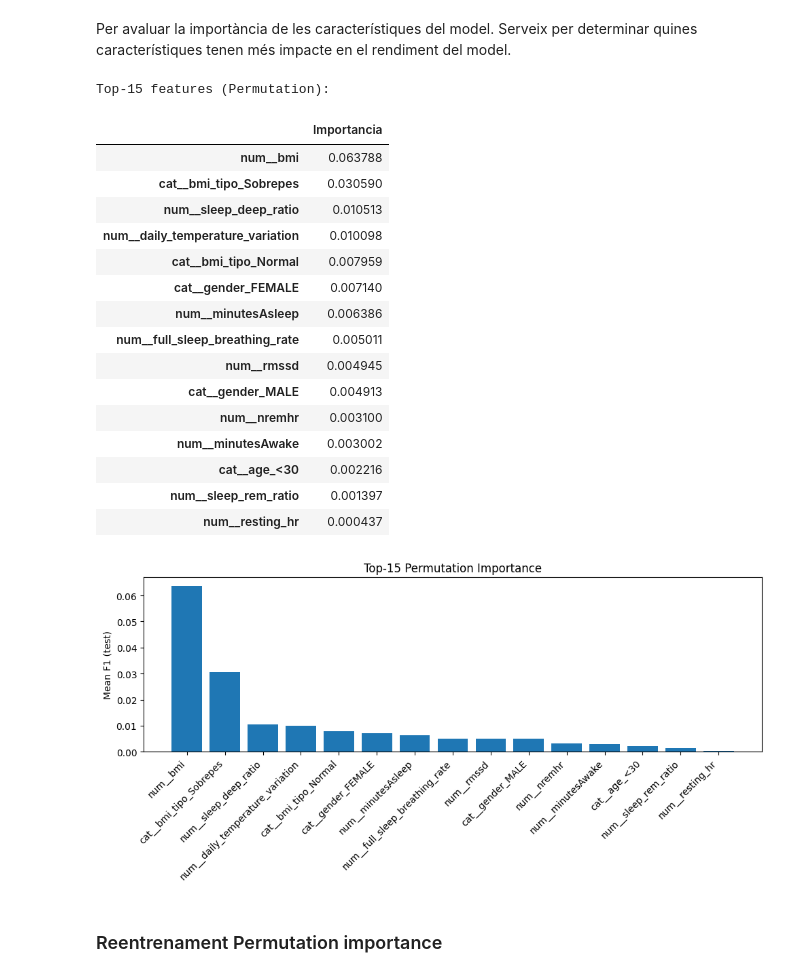
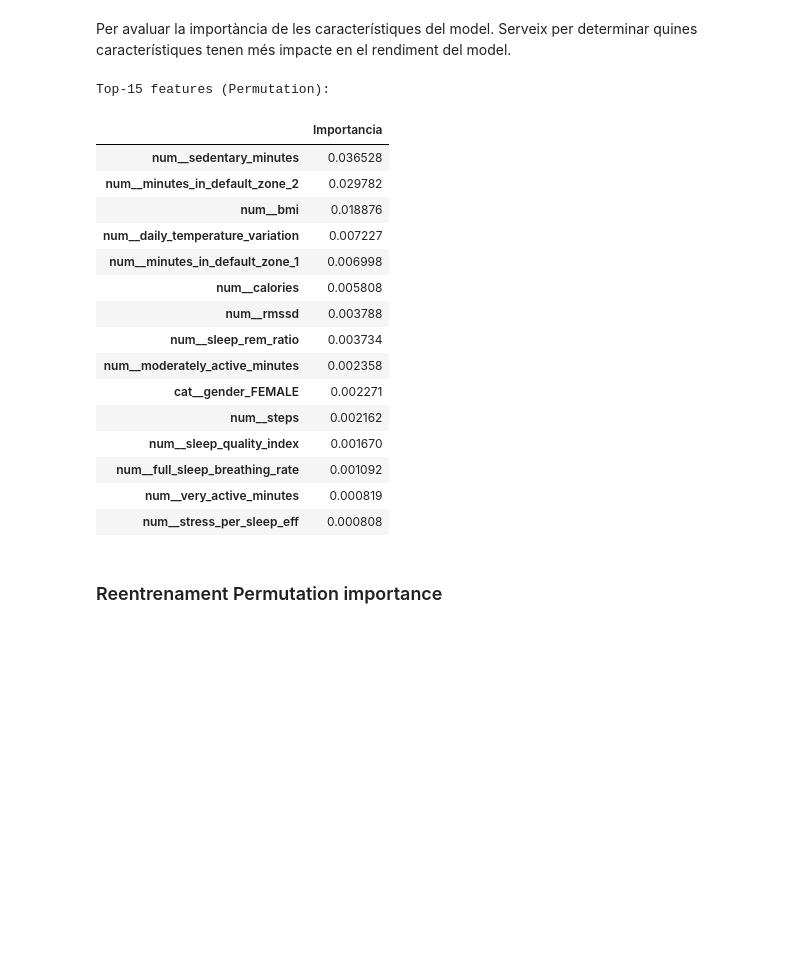
Before and after one commit to RogerDuran808/AI-Health-Assistant, a Jupyter notebook: notebooks/03_LifeSnaps_Preprocessing_Experiments.ipynb, the cells around one changed output. Drawn from its saved outputs; the diff is of its cells as text; code cells hidden in the pictures; blank space fills up the shorter version.

```diff
--- a/notebooks/03_LifeSnaps_Preprocessing_Experiments.ipynb
+++ b/notebooks/03_LifeSnaps_Preprocessing_Experiments.ipynb
@@ -207,11 +146,14 @@ PARAM_GRIDS = {
 # cv = RepeatedStratifiedKFold(n_splits=5, n_repeats=3, random_state=42)
 
 display_cols = ['Target', 'Experiment',	'Model', 'Train F1 (1)', 'Test F1 (1)',	'Train F1 (macro global)', 'Test F1 (macro global)', 'Train Accuracy', 'Test Accuracy']
+
+from imblearn.combine import SMOTETomek
+balance_method = SMOTETomek(random_state=42)
 # %% [markdown]
 #### Filtre de prova amb alguns models
 # %%
 # Proves amb els models
-PROVA_MODELS = ["RandomForest", "MLP"]
+PROVA_MODELS = ["BalancedRandomForest", "LGBM"]
 
 # Filtre per no haver de entrenar tots el models
 CLASSIFIERS_FILTER = {k: v for k, v in CLASSIFIERS.items() if k in PROVA_MODELS}
@@ -291,7 +235,7 @@ base_models = {}
 
 for model, classifier in CLASSIFIERS_FILTER.items():
     pipeline = ImbPipeline([
-        ("smote", SMOTE(random_state=42)),
+        ("balance", balance_method),
         ("classifier", classifier)
     ])
 
@@ -542,7 +474,7 @@ display(feature_importance_results_df[display_cols].round(4))
 Per avaluar la importància de les característiques del model. Serveix per determinar quines característiques tenen més impacte en el rendiment del model.
 # %%
 # Calcular permutation importance
-best_rf_model=base_models["RandomForest"]
+best_rf_model=base_models["BalancedRandomForest"]
 result = permutation_importance(
     best_rf_model,      # el teu model entrenat per al sol target
     X_test,
@@ -556,49 +488,48 @@ result = permutation_importance(
 
 perm_importances = (
     pd.Series(result.importances_mean, index=all_features).sort_values(ascending=False)
 )
 
 
 # Extreure Top-10 i Top-15
 perm_top_features = {
     10: perm_importances.head(10).index.tolist(),
     15: perm_importances.head(15).index.tolist()
 }
 
 
 # Mostrem la taula i la gràfica  de Top-15
 
 print("\nTop-15 features (Permutation):")
 display(perm_importances.head(15).to_frame("Importancia"))
 
 
 plt.figure(figsize=(10, 5))
 top15 = perm_importances.head(15)
 plt.bar(top15.index, top15.values)
 plt.title("Top-15 Permutation Importance")
 plt.ylabel("Mean F1 (test)")
 plt.xticks(rotation=45, ha="right")
 plt.tight_layout()
 plt.show()
 # %% [output]
 Top-15 features (Permutation):
 |  | Importancia |
-| num__bmi | 0.063788 |
-| cat__bmi_tipo_Sobrepes | 0.030590 |
-| num__sleep_deep_ratio | 0.010513 |
-| num__daily_temperature_variation | 0.010098 |
-| cat__bmi_tipo_Normal | 0.007959 |
-| cat__gender_FEMALE | 0.007140 |
-| num__minutesAsleep | 0.006386 |
-| num__full_sleep_breathing_rate | 0.005011 |
-| num__rmssd | 0.004945 |
-| cat__gender_MALE | 0.004913 |
-| num__nremhr | 0.003100 |
-| num__minutesAwake | 0.003002 |
-| cat__age_<30 | 0.002216 |
-| num__sleep_rem_ratio | 0.001397 |
-| num__resting_hr | 0.000437 |
+| num__sedentary_minutes | 0.036528 |
+| num__minutes_in_default_zone_2 | 0.029782 |
+| num__bmi | 0.018876 |
+| num__daily_temperature_variation | 0.007227 |
+| num__minutes_in_default_zone_1 | 0.006998 |
+| num__calories | 0.005808 |
+| num__rmssd | 0.003788 |
+| num__sleep_rem_ratio | 0.003734 |
+| num__moderately_active_minutes | 0.002358 |
+| cat__gender_FEMALE | 0.002271 |
+| num__steps | 0.002162 |
+| num__sleep_quality_index | 0.001670 |
+| num__full_sleep_breathing_rate | 0.001092 |
+| num__very_active_minutes | 0.000819 |
+| num__stress_per_sleep_eff | 0.000808 |
-[figure, removed]
 # %% [markdown]
 ### Reentrenament Permutation importance
 # %%
```
Also changed, not shown: parts of 22 cells of this notebook, 1 other file.
